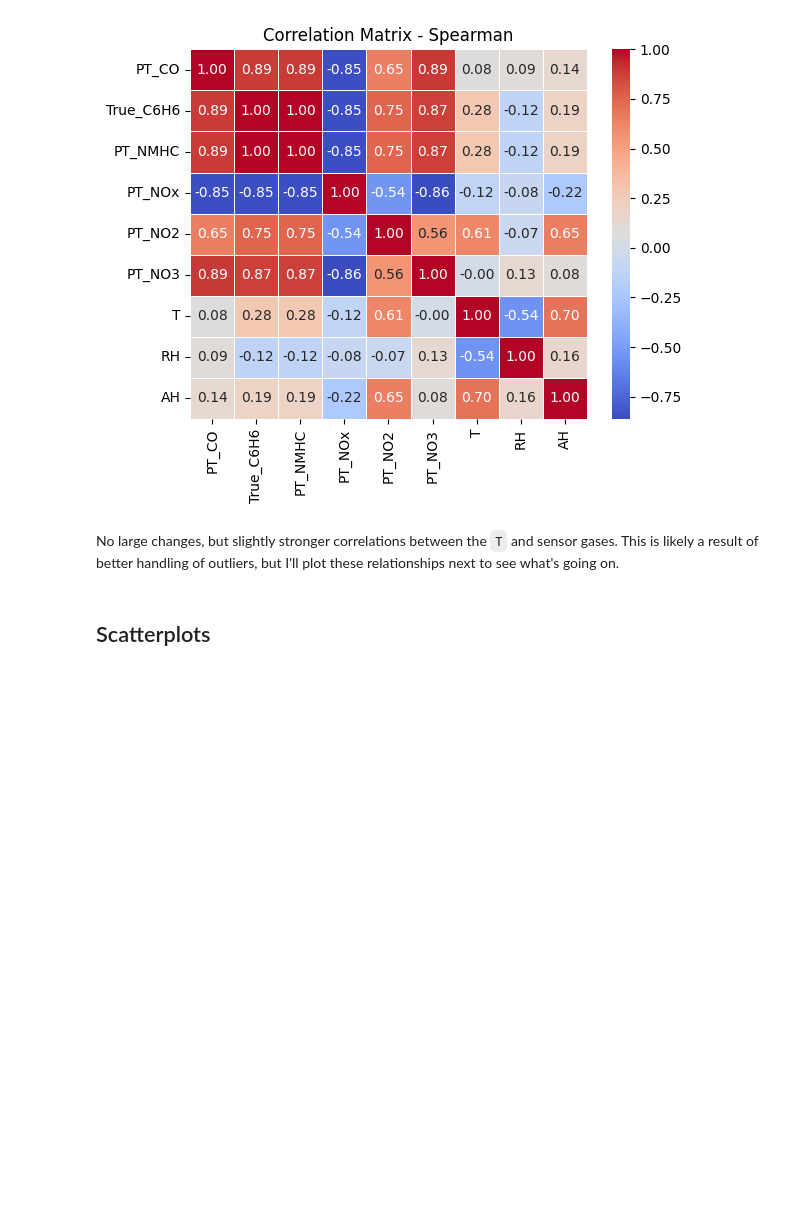
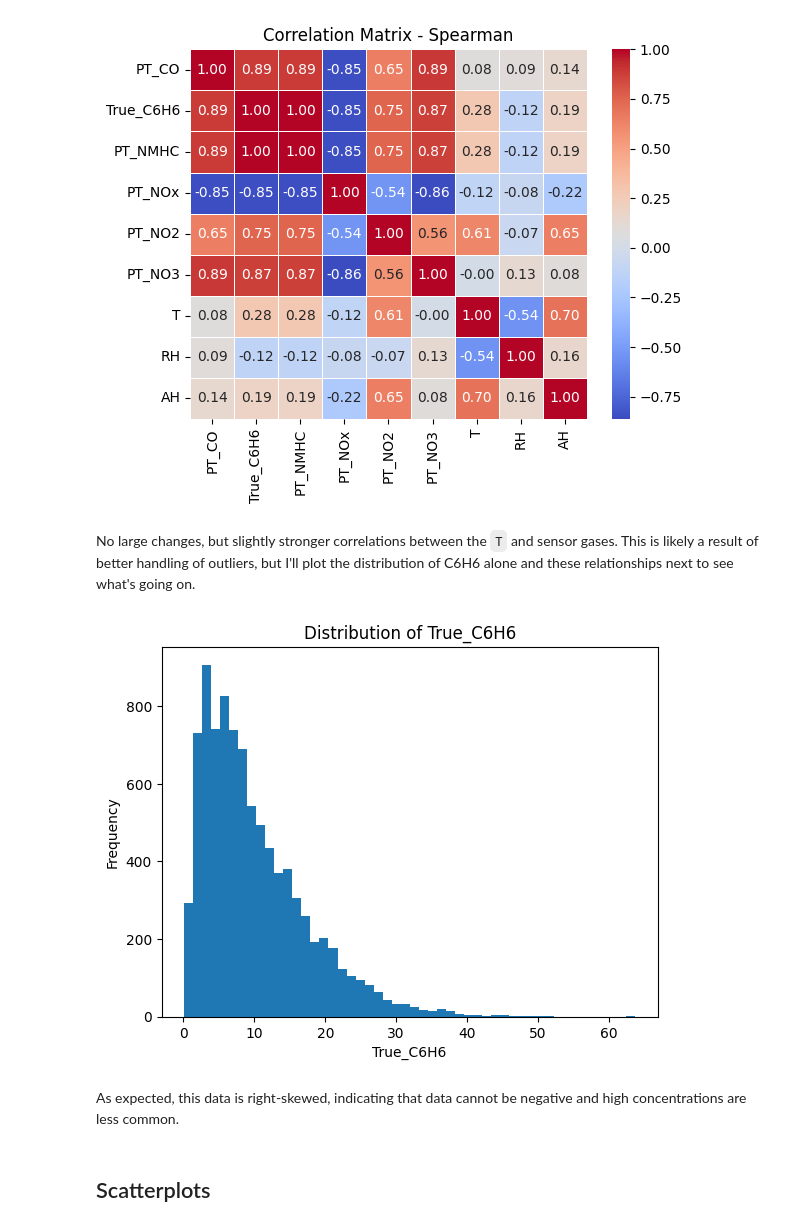
Before and after one commit to shuodeng521-sys/ST-554-Project1-Shuo-Anna-Jillian, a Jupyter notebook: Task2/Greene_Project1_Task2.ipynb, the cells around one changed output. Cells and saved outputs as stored; diff of their text form; code cells hidden in the pictures; blank space fills up the shorter version.

```diff
--- a/Task2/Greene_Project1_Task2.ipynb
+++ b/Task2/Greene_Project1_Task2.ipynb
@@ -168,7 +171,18 @@ plt.show()
 # %% [output]
 [figure]
 # %% [markdown]
-No large changes, but slightly stronger correlations between the `T` and sensor gases. This is likely a result of better handling of outliers, but I'll plot these relationships next to see what's going on.
+No large changes, but slightly stronger correlations between the `T` and sensor gases. This is likely a result of better handling of outliers, but I'll plot the distribution of C6H6 alone and these relationships next to see what's going on.
+# %%
+# Histogram of True_C6H6 values to assess distribution
+plt.hist(air_quality["True_C6H6"], bins=50)
+plt.xlabel("True_C6H6")
+plt.ylabel("Frequency")
+plt.title("Distribution of True_C6H6")
+plt.show()
+# %% [output]
+[figure, added]
+# %% [markdown]
+As expected, this data is right-skewed, indicating that data cannot be negative and high concentrations are less common.
 # %% [markdown]
 ## Scatterplots
 # %%
```
Also changed, not shown: parts of 5 cells of this notebook.
